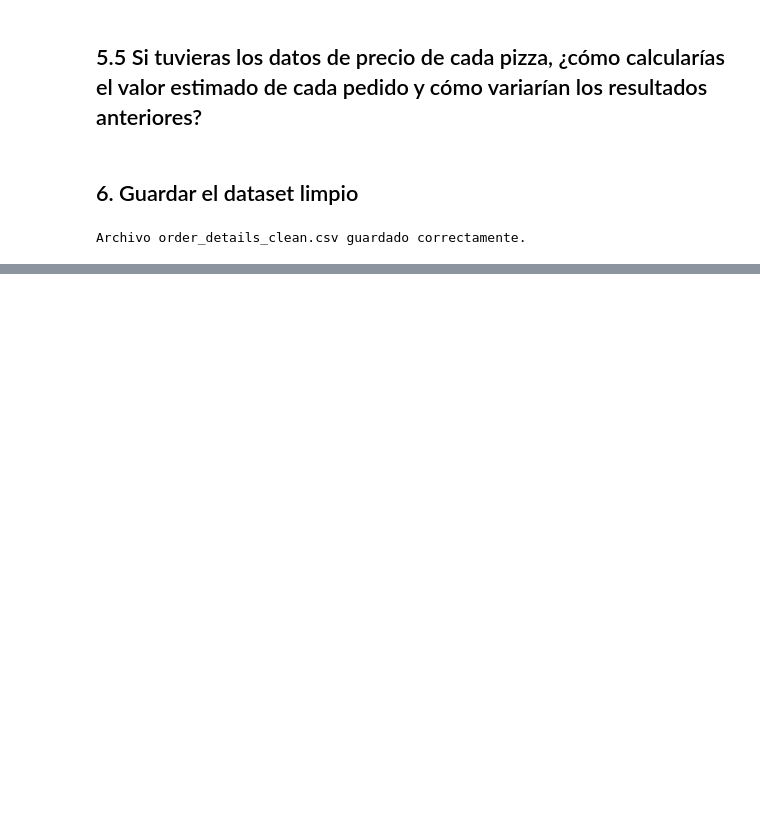
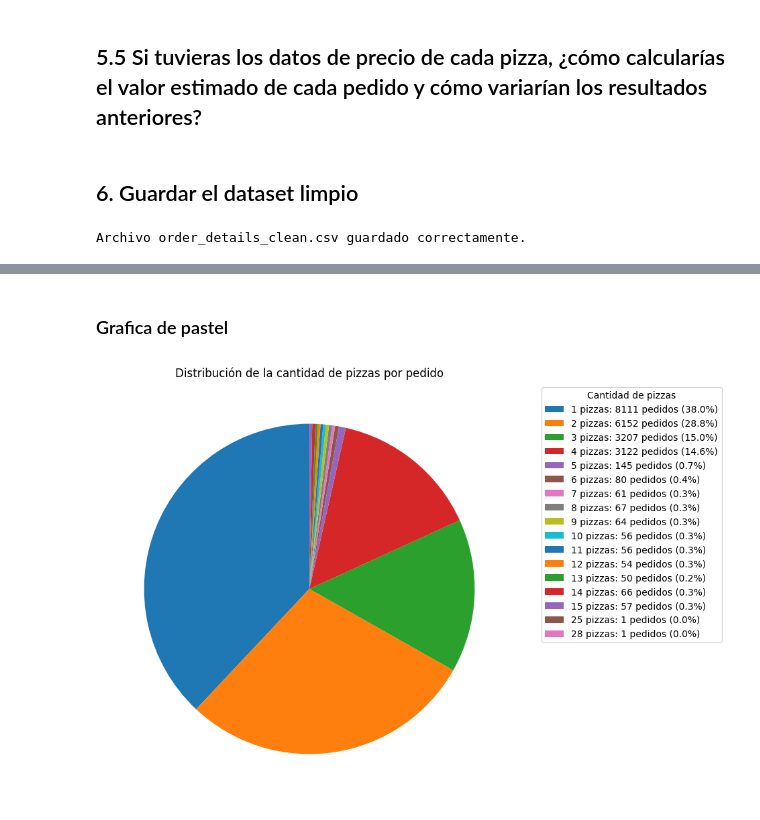
Before and after one commit to Joan735/PythonRA2, a Jupyter notebook: pizza/pizza.ipynb, the cells around one changed output, grey strips where cells are left out. Cells and saved outputs as stored; diff of their text form; code cells hidden in the pictures; blank space fills up the shorter version.

```diff
--- a/pizza/pizza.ipynb
+++ b/pizza/pizza.ipynb
@@ -521,0 +567,31 @@ Archivo order_details_clean.csv guardado correctamente.
+# %% [markdown]
+### Grafica de pastel
+# %%
+import matplotlib.pyplot as plt
+import pandas as pd
+
+# Agrupar por cantidad de pizzas y contar cuántos pedidos tienen esa cantidad
+df_cantidad_pizzas = df_merged.groupby("order_id", as_index=False).agg(cantidad_pizzas=("quantity", "sum"))
+df_pie = df_cantidad_pizzas['cantidad_pizzas'].value_counts().sort_index()  # contar por cantidad
+
+# Datos para el pie chart
+labels = df_pie.index.astype(str)  # cada cantidad de pizzas como etiqueta
+sizes = df_pie.values               # cuántos pedidos tienen cada cantidad
+
+# Crear gráfico circular
+plt.figure(figsize=(8, 8))
+wedges, texts = plt.pie(
+    sizes,
+    labels=None,     # no mostrar texto dentro de las porciones
+    startangle=90
+)
+
+# Leyenda con cantidad de pizzas, número de pedidos y porcentaje
+legend_labels = [f"{label} pizzas: {size} pedidos ({size/sizes.sum()*100:.1f}%)"
+                 for label, size in zip(labels, sizes)]
+
+plt.legend(wedges, legend_labels, title="Cantidad de pizzas", bbox_to_anchor=(1.05, 1))
+plt.title("Distribución de la cantidad de pizzas por pedido")
+plt.show()
+# %% [output]
+[figure, added]
```
Also changed, not shown: parts of 3 cells of this notebook.
